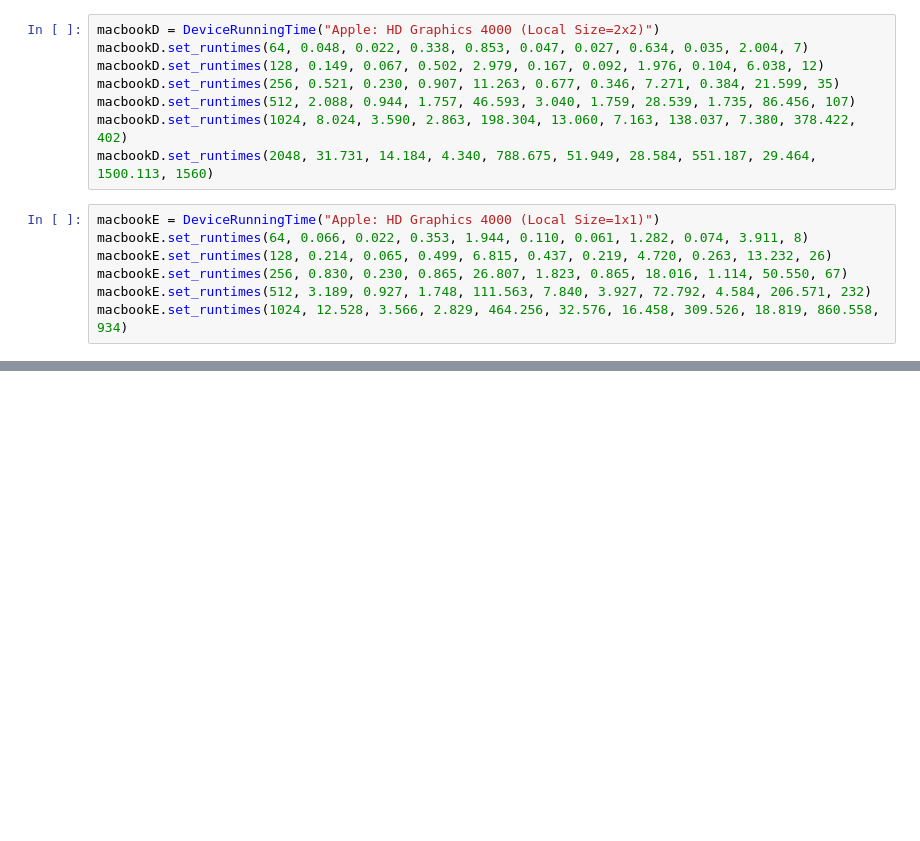
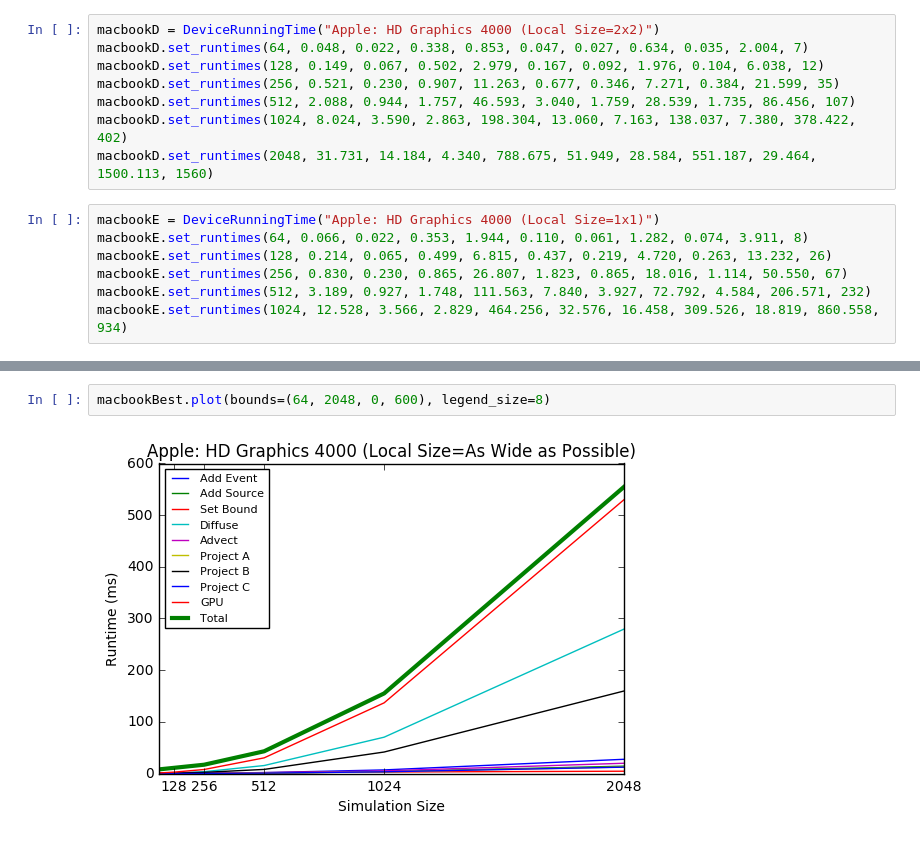
Before and after one commit to ellishg/OpenCLFluid, a Jupyter notebook: PlotData.ipynb, the cells around one changed output, grey strips where cells are left out. Drawn from its saved outputs; the diff is of its cells as text; blank space fills up the shorter version.

```diff
--- a/PlotData.ipynb
+++ b/PlotData.ipynb
@@ -157,0 +140,4 @@ macbookBest.plot()
+# %%
+macbookBest.plot(bounds=(64, 2048, 0, 600), legend_size=8)
+# %% [output]
+[figure, added]
```
Also changed, not shown: parts of 11 cells of this notebook.
